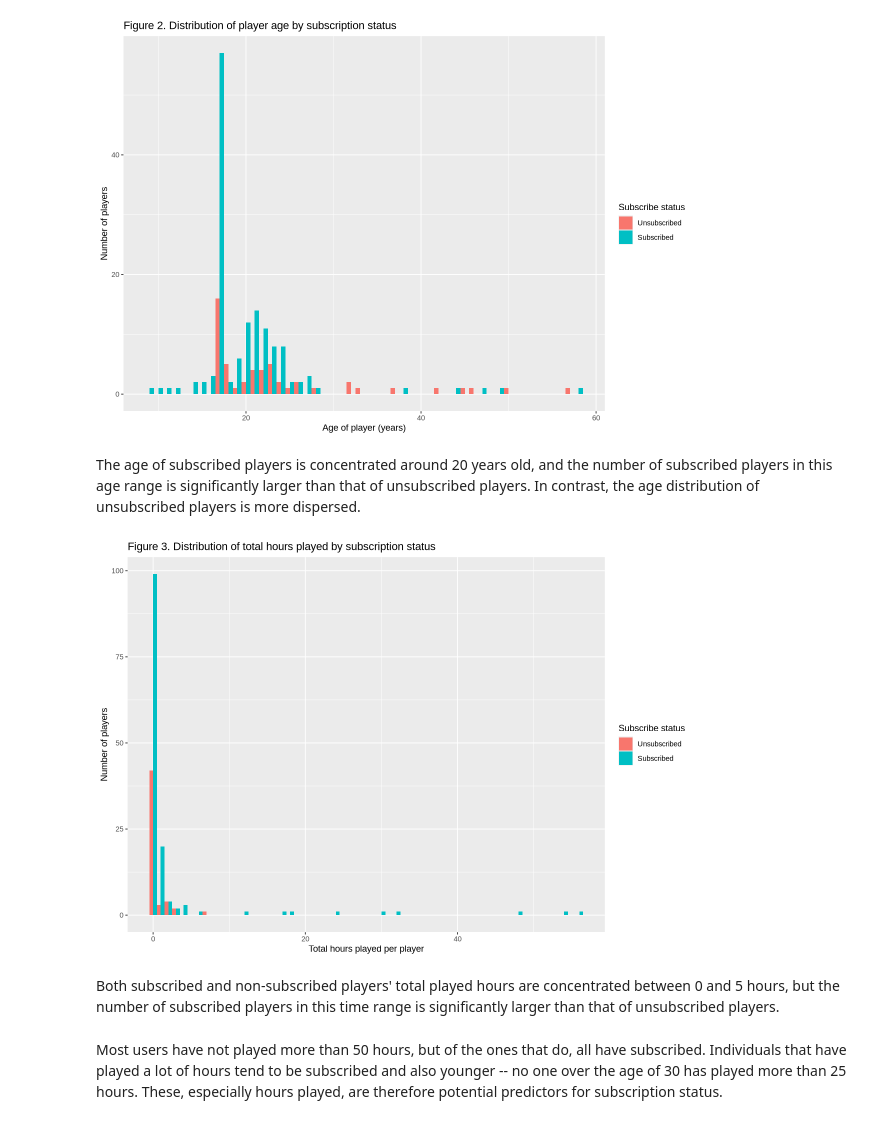
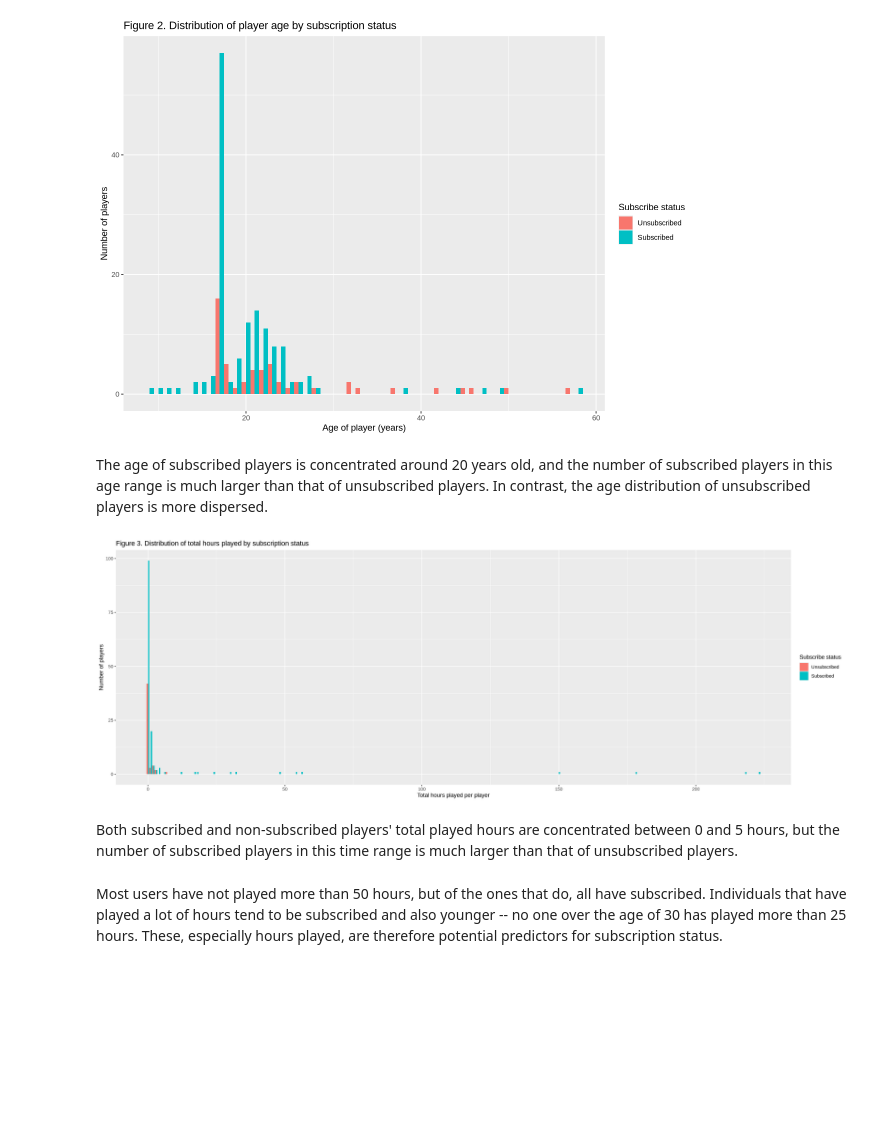
Before and after one commit to katelynteng/group_2_final_project, a Jupyter notebook: group_2_final_project.ipynb, the cells around one changed output. Drawn from its saved outputs; the diff is of its cells as text; code cells hidden in the pictures; blank space fills up the shorter version.

Commit message:
Removed outlier filters
Filters that removed outliers have been removed. I also added plot sizing code to account for subsequent changes in plot scales.

```diff
--- a/group_2_final_project.ipynb
+++ b/group_2_final_project.ipynb
@@ -184,19 +185,20 @@ age_vs_subscribe
 # %% [output]
 [figure]
 # %% [markdown]
-The age of subscribed players is concentrated around 20 years old, and the number of subscribed players in this age range is significantly larger than that of unsubscribed players. In contrast, the age distribution of unsubscribed players is more dispersed.
+The age of subscribed players is concentrated around 20 years old, and the number of subscribed players in this age range is much larger than that of unsubscribed players. In contrast, the age distribution of unsubscribed players is more dispersed.
 # %%
+options(repr.plot.width = 20)
+
 played_hours_vs_subscribe <- players_data|>
-filter(played_hours<=60)|> #Eliminate the influence of outliers
-ggplot(aes(x=played_hours, fill=subscribe))+
-geom_histogram(binwidth=1,position="dodge")+
-labs(x="Total hours played per player", y="Number of players",fill="Subscribe status")+
-ggtitle("Figure 3. Distribution of total hours played by subscription status")
+    ggplot(aes(x=played_hours, fill=subscribe))+
+    geom_histogram(binwidth=1,position="dodge")+
+    labs(x="Total hours played per player", y="Number of players",fill="Subscribe status")+
+    ggtitle("Figure 3. Distribution of total hours played by subscription status")
 played_hours_vs_subscribe
 # %% [output]
-[figure, old version]
+[figure, new version]
 # %% [markdown]
-Both subscribed and non-subscribed players' total played hours are concentrated between 0 and 5 hours, but the number of subscribed players in this time range is significantly larger than that of unsubscribed players.
+Both subscribed and non-subscribed players' total played hours are concentrated between 0 and 5 hours, but the number of subscribed players in this time range is much larger than that of unsubscribed players.
 # %% [markdown]
 Most users have not played more than 50 hours, but of the ones that do, all have subscribed. Individuals that have played a lot of hours tend to be subscribed and also younger -- no one over the age of 30 has played more than 25 hours. These, especially hours played, are therefore potential predictors for subscription status.
 # %% [markdown]
```
Also changed, not shown: parts of 4 cells of this notebook.
